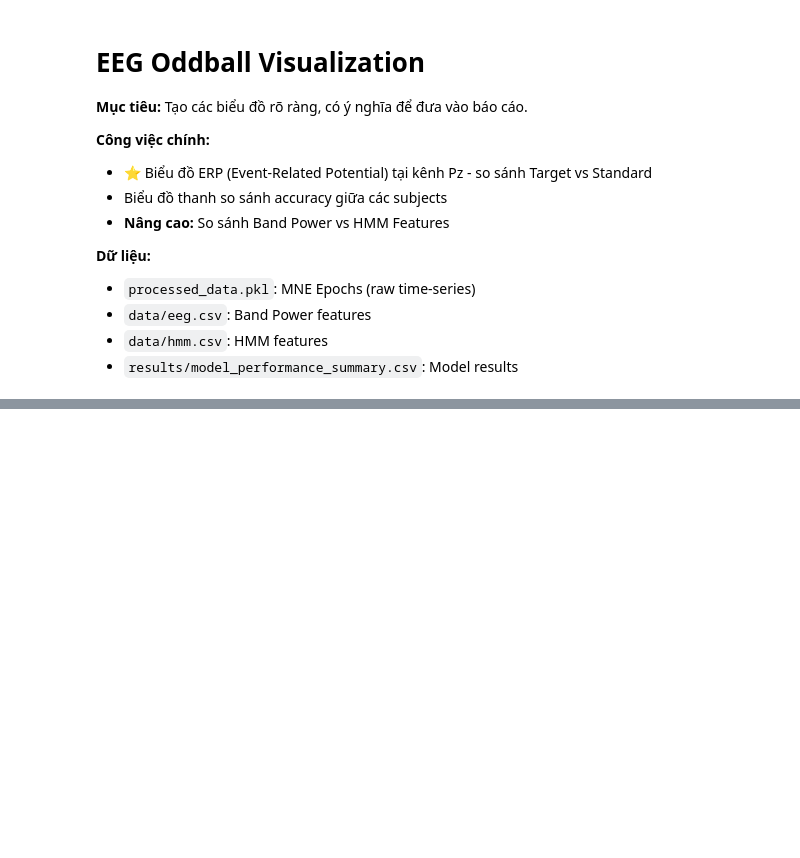
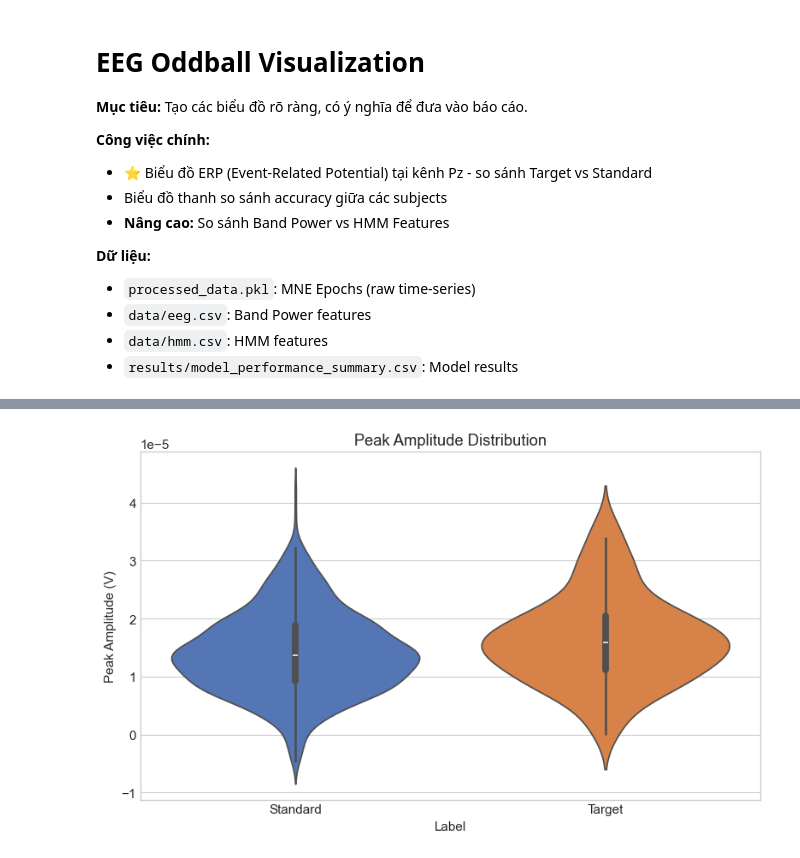
Before and after one commit to 24022404/eeg-oddball-classifier, a Jupyter notebook: src/visualize.ipynb, the cells around one changed output, grey strips where cells are left out. Drawn from its saved outputs; the diff is of its cells as text; code cells hidden in the pictures; blank space fills up the shorter version.

```diff
--- a/src/visualize.ipynb
+++ b/src/visualize.ipynb
@@ -251,0 +127,11 @@ plt.show()
+# %%
+# 4. Peak Amplitude Distribution
+eeg_df['Label'] = eeg_df['label'].map({0: 'Standard', 1: 'Target'})
+
+fig, ax = plt.subplots(figsize=(8, 5))
+sns.violinplot(data=eeg_df, x='Label', y='Peak_Amp', palette=[BLUE, ORANGE], ax=ax)
+ax.set(title='Peak Amplitude Distribution', ylabel='Peak Amplitude (V)')
+plt.tight_layout()
+plt.show()
+# %% [output]
+[figure, added]
```
Also changed, not shown: parts of 12 cells of this notebook.
